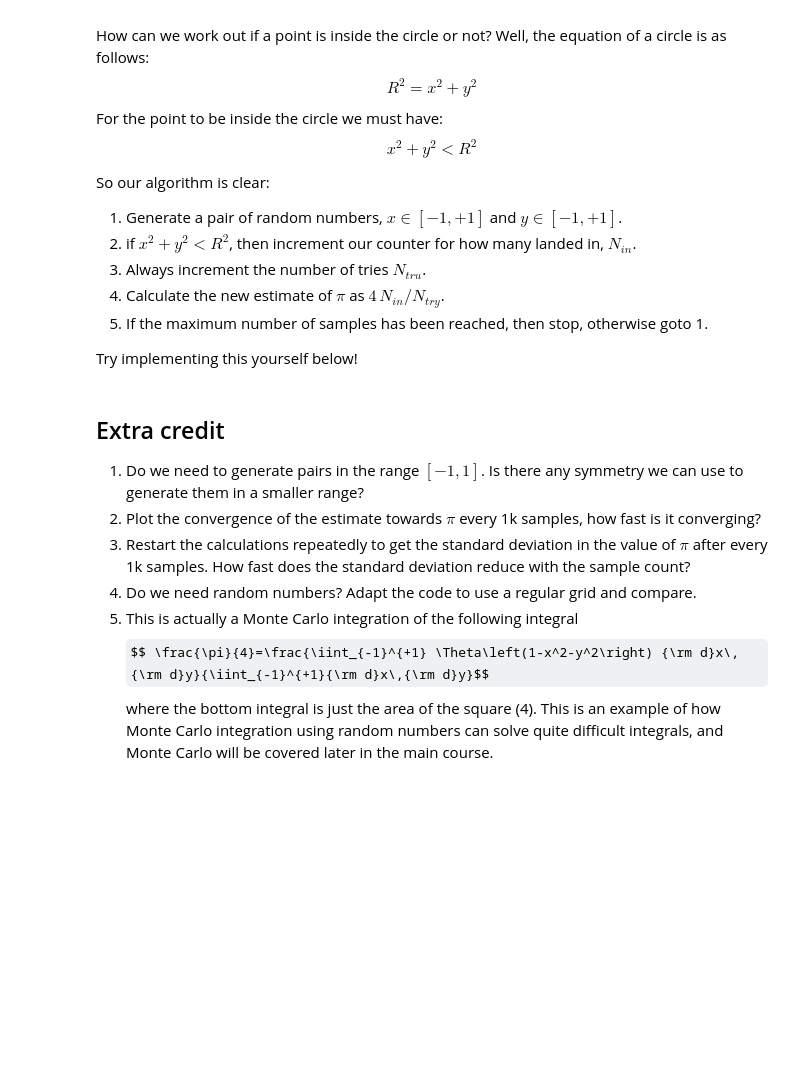
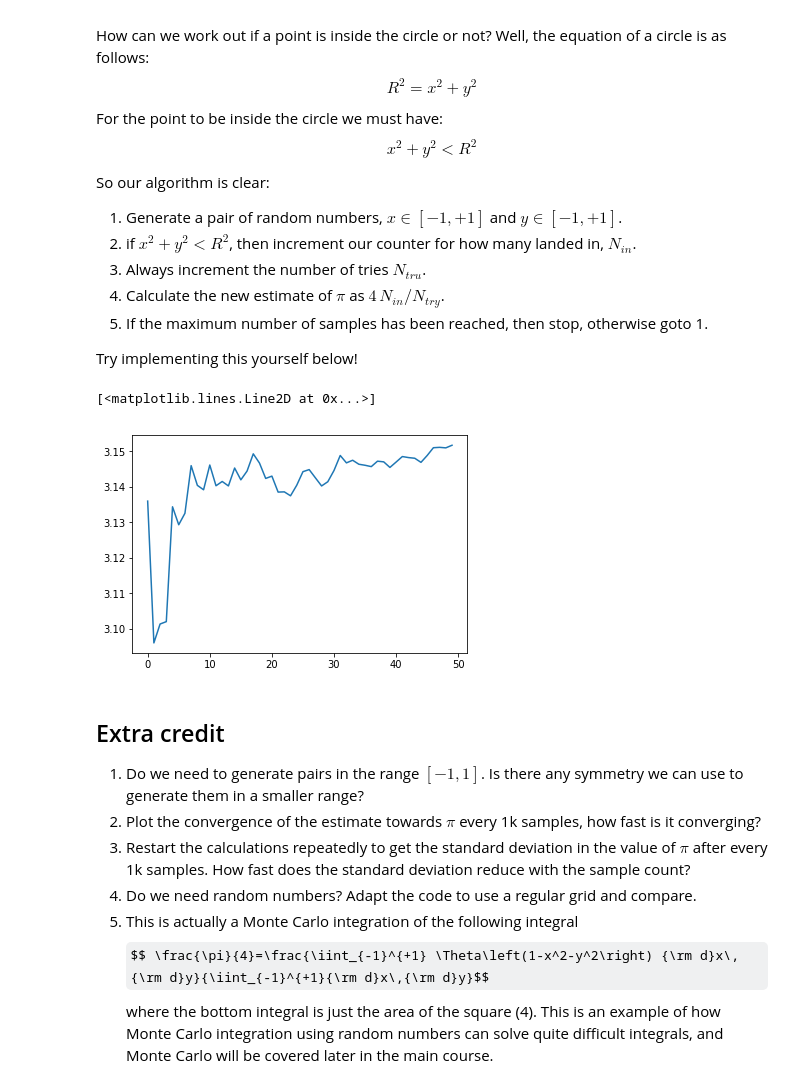
Before and after one commit to toastedcrumpets/CCP5_Python_examples, a Jupyter notebook: 03-Calculating pi.ipynb, the cells around one changed output. Drawn from its saved outputs; the diff is of its cells as text; code cells hidden in the pictures; some formulas as TeX source; blank space fills up the shorter version.

```diff
--- a/03-Calculating pi.ipynb
+++ b/03-Calculating pi.ipynb
@@ -36,6 +36,34 @@ So our algorithm is clear:
 5. If the maximum number of samples has been reached, then stop, otherwise goto 1.
 
 Try implementing this yourself below!
+# %%
+import random
+
+def circle_drop_test():
+    x = random.uniform(-1,1)
+    y = random.uniform(-1,1)
+    return x**2 + y**2 < 1
+
+def piCalc(ntests):
+    counter=0
+    for i in range(ntests):
+        if circle_drop_test():
+            counter += 1
+    return 4 * counter / ntests
+
+results=[]
+running_sum=0
+counter=0
+for i in range(50):
+    running_sum += piCalc(1000)
+    counter += 1
+    results.append(running_sum / counter)
+
+%matplotlib inline
+plt.plot(results)
+# %% [output]
+[<matplotlib.lines.Line2D at 0x...>]
+[figure, added]
 # %% [markdown]
 ## Extra credit
 
```
Also changed, not shown: 3 other files.
